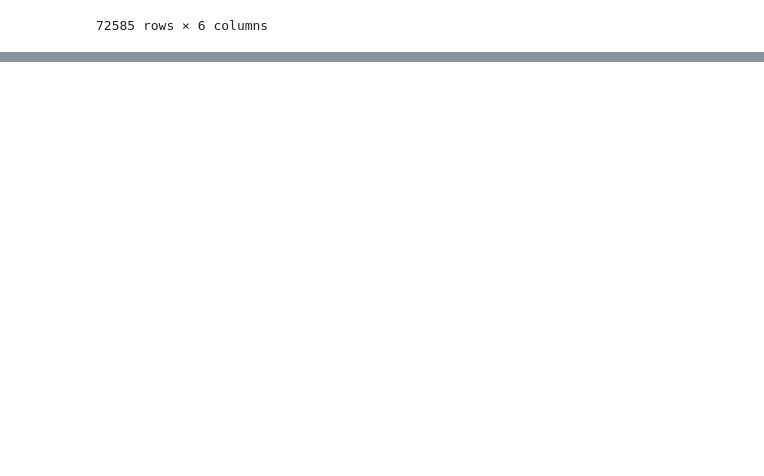
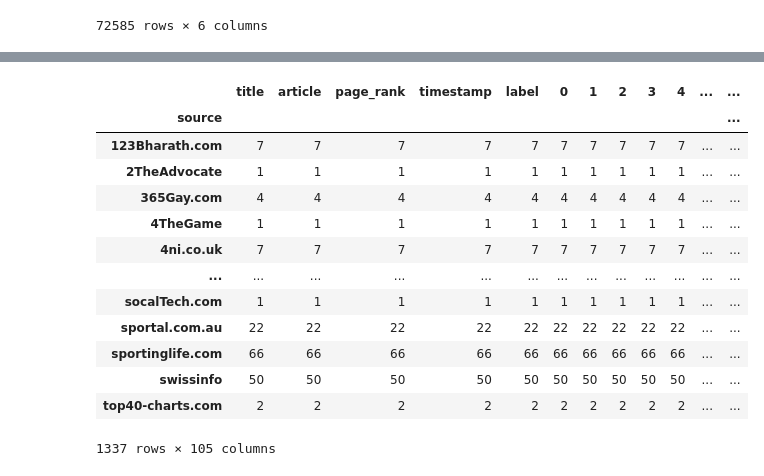
Before and after one commit to luciobaiocchi/newspaper_classificator, a Jupyter notebook: pre_pro.ipynb, the cells around one changed output, grey strips where cells are left out. Drawn from its saved outputs; the diff is of its cells as text; code cells hidden in the pictures; blank space fills up the shorter version.

```diff
--- a/pre_pro.ipynb
+++ b/pre_pro.ipynb
@@ -124,7 +130,7 @@ def rSVD(X, k, p=10, q=2):
     # Sigma k, k
     # Vt k, n
 # %%
-U_art, Sigma_art, Vt_art = rSVD(A_art, 100)
+U_art, Sigma_art, Vt_art = rSVD(A_art, 50)
 # %%
 X_title = vectorizer.fit_transform(title)
 A_title = X_title.toarray()
@@ -139,9 +145,10 @@ print(dev.shape)
 (72585, 50)
 (72585, 6)
 # %%
-df_title = pd.DataFrame(U_title)
-df_art = pd.DataFrame(U_art)
+df_title = pd.DataFrame(U_title, index=dev.index)
+df_art = pd.DataFrame(U_art, index=dev.index)
 print(df_art.shape , df_title.shape, dev.shape)
-df = pd.DataFrame([dev, df_title, df_art])
-df
+
+df = pd.concat([dev, df_title, df_art], axis=1)
+print(len(df['source'].unique()))
 # %% [output]
@@ -149,0 +179,17 @@ ValueError: setting an array element with a sequence. The requested array has an
+# %%
+df.groupby(['source']).count().sort_values('source')
+# %% [output]
+|  | title | article | page_rank | timestamp | label | 0 | 1 | 2 | 3 | 4 | ... | ... |
+| source |  |  |  |  |  |  |  |  |  |  |  | ... |
+| 123Bharath.com | 7 | 7 | 7 | 7 | 7 | 7 | 7 | 7 | 7 | 7 | ... | ... |
+| 2TheAdvocate | 1 | 1 | 1 | 1 | 1 | 1 | 1 | 1 | 1 | 1 | ... | ... |
+| 365Gay.com | 4 | 4 | 4 | 4 | 4 | 4 | 4 | 4 | 4 | 4 | ... | ... |
+| 4TheGame | 1 | 1 | 1 | 1 | 1 | 1 | 1 | 1 | 1 | 1 | ... | ... |
+| 4ni.co.uk | 7 | 7 | 7 | 7 | 7 | 7 | 7 | 7 | 7 | 7 | ... | ... |
+| ... | ... | ... | ... | ... | ... | ... | ... | ... | ... | ... | ... | ... |
+| socalTech.com | 1 | 1 | 1 | 1 | 1 | 1 | 1 | 1 | 1 | 1 | ... | ... |
+| sportal.com.au | 22 | 22 | 22 | 22 | 22 | 22 | 22 | 22 | 22 | 22 | ... | ... |
+| sportinglife.com | 66 | 66 | 66 | 66 | 66 | 66 | 66 | 66 | 66 | 66 | ... | ... |
+| swissinfo | 50 | 50 | 50 | 50 | 50 | 50 | 50 | 50 | 50 | 50 | ... | ... |
+| top40-charts.com | 2 | 2 | 2 | 2 | 2 | 2 | 2 | 2 | 2 | 2 | ... | ... |
+1337 rows × 105 columns
```
Also changed, not shown: parts of 16 cells of this notebook.
